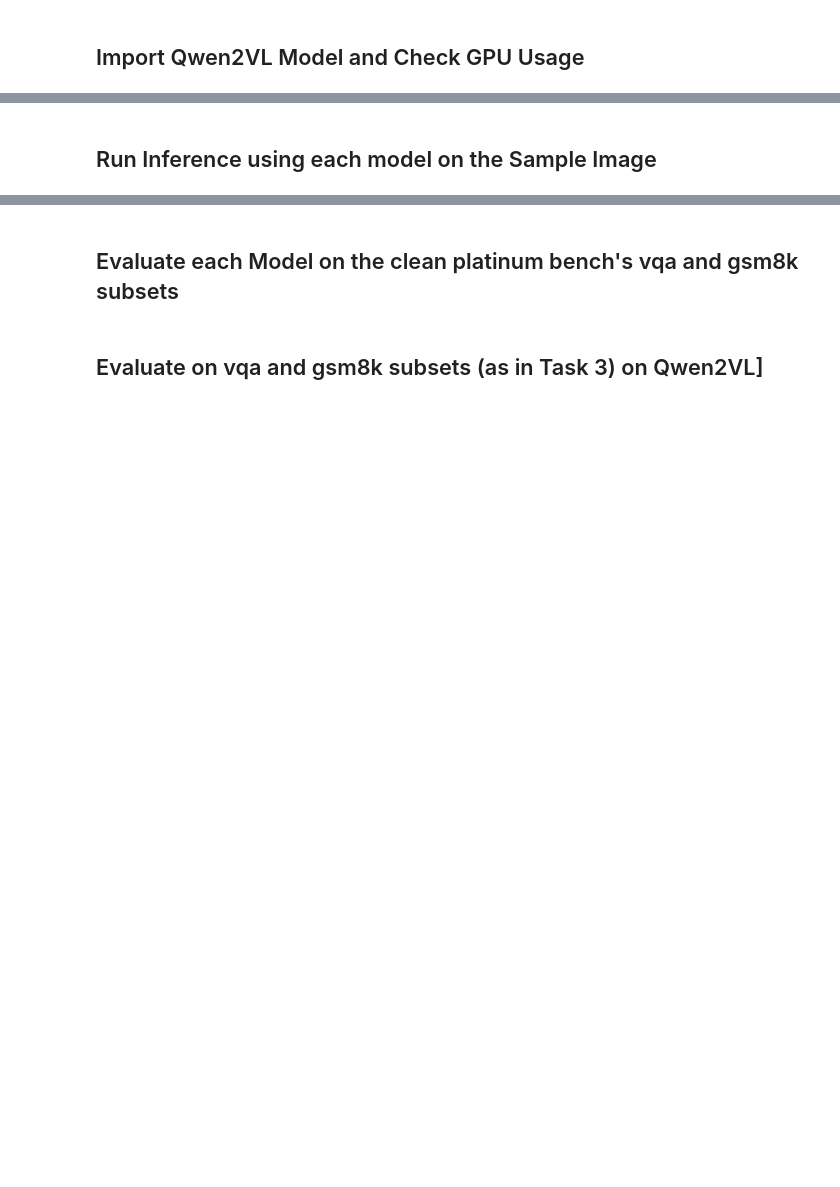
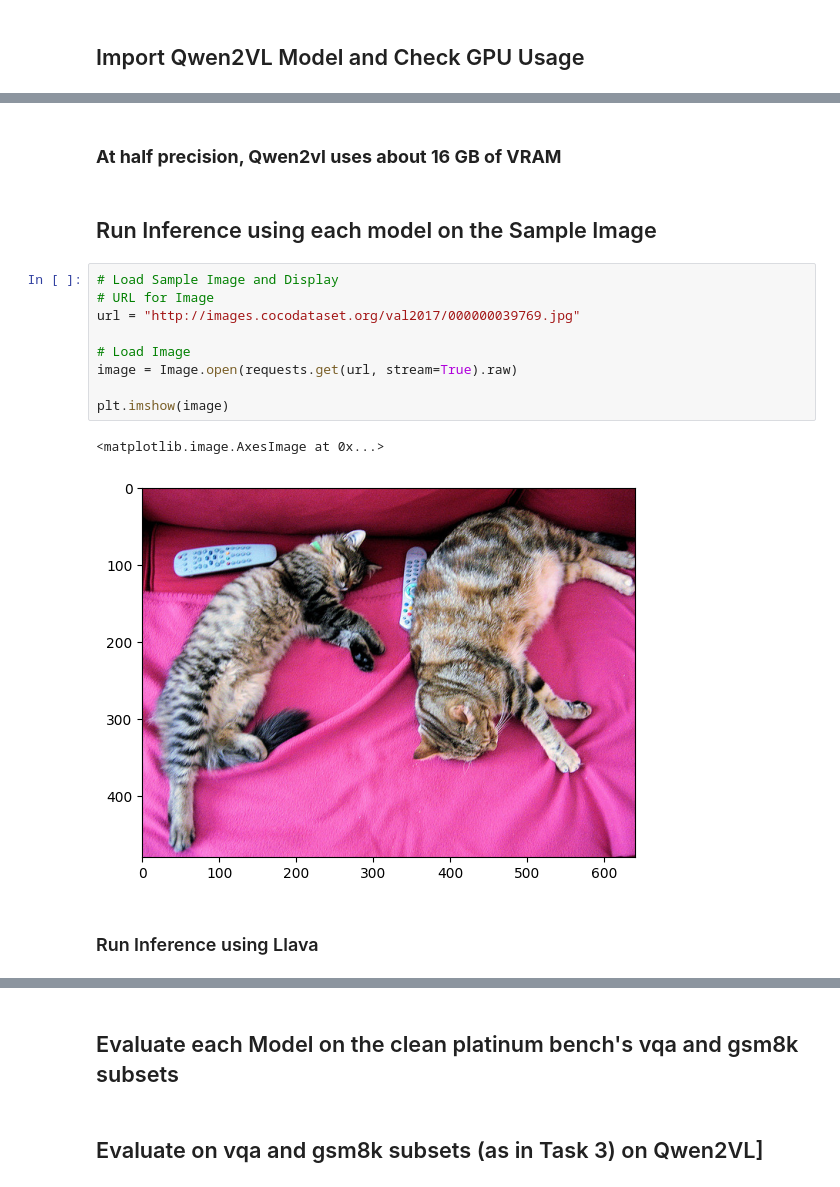
Before and after one commit to lamcnguyen89/CAP_6412_Advanced_CV_Assignments, a Jupyter notebook: Assignment_03/CAP_6412_Assignment_03.ipynb, the cells around one changed output, grey strips where cells are left out. Saved outputs shown, nothing was run; the diff lists cells and outputs as text; blank space fills up the shorter version.

```diff
--- a/Assignment_03/CAP_6412_Assignment_03.ipynb
+++ b/Assignment_03/CAP_6412_Assignment_03.ipynb
@@ -210,3 +241,19 @@ Wed Feb 19 02:14:00 2025
 +-----------------------------------------------------------------------------------------+
+# %% [markdown]
+### **At half precision, Qwen2vl uses about 16 GB of VRAM**
 # %% [markdown]
 ## Run Inference using each model on the Sample Image
+# %%
+# Load Sample Image and Display
+# URL for Image
+url = "http://images.cocodataset.org/val2017/000000039769.jpg"
+
+# Load Image
+image = Image.open(requests.get(url, stream=True).raw)
+
+plt.imshow(image)
+# %% [output]
+<matplotlib.image.AxesImage at 0x...>
+[figure, added]
+# %% [markdown]
+### Run Inference using Llava
```
Also changed, not shown: parts of 12 cells of this notebook.
